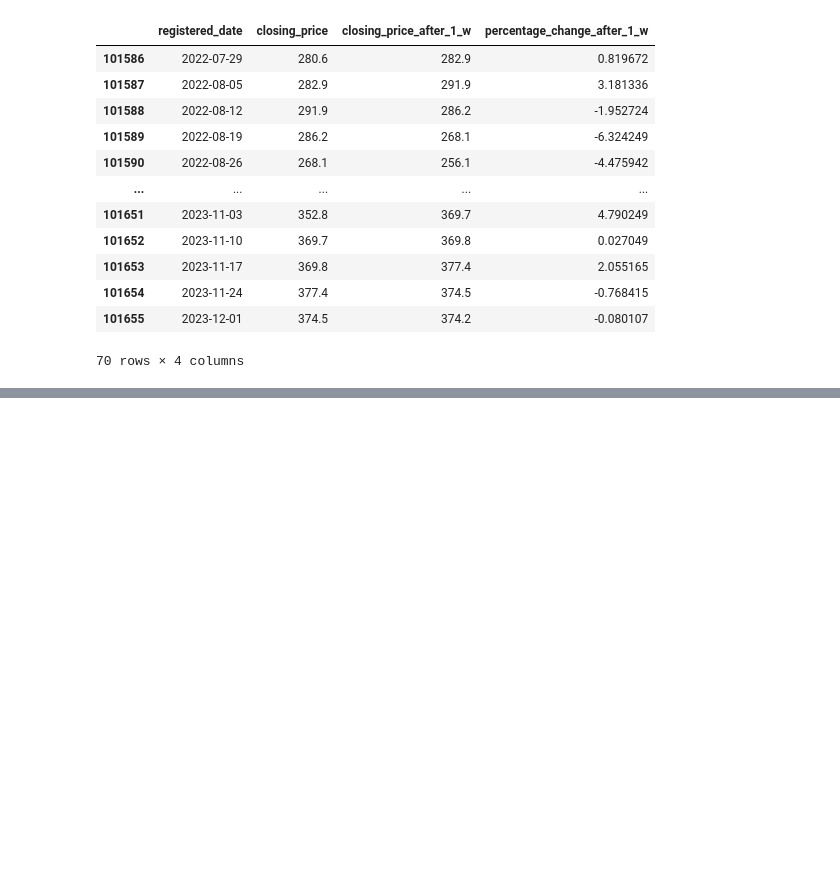
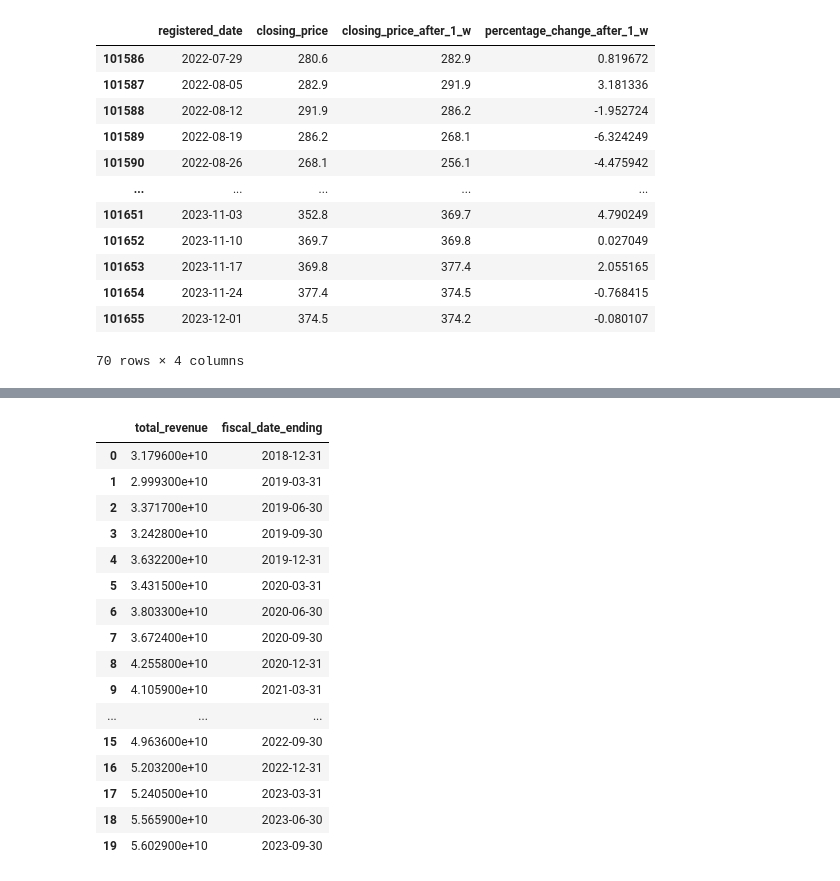
Before and after one commit to OrestisStefanou/InvestorAPI, a Jupyter notebook: Untitled.ipynb, the cells around one changed output, grey strips where cells are left out. Drawn from its saved outputs; the diff is of its cells as text; code cells hidden in the pictures; blank space fills up the shorter version.

```diff
--- a/Untitled.ipynb
+++ b/Untitled.ipynb
@@ -44,0 +272,20 @@ df[['registered_date', 'closing_price', 'closing_price_after_1_w', 'percentage_c
+# %%
+stock_fundamental_df[['total_revenue', 'fiscal_date_ending']]
+# %% [output]
+|  | total_revenue | fiscal_date_ending |
+| 0 | 3.179600e+10 | 2018-12-31 |
+| 1 | 2.999300e+10 | 2019-03-31 |
+| 2 | 3.371700e+10 | 2019-06-30 |
+| 3 | 3.242800e+10 | 2019-09-30 |
+| 4 | 3.632200e+10 | 2019-12-31 |
+| 5 | 3.431500e+10 | 2020-03-31 |
+| 6 | 3.803300e+10 | 2020-06-30 |
+| 7 | 3.672400e+10 | 2020-09-30 |
+| 8 | 4.255800e+10 | 2020-12-31 |
+| 9 | 4.105900e+10 | 2021-03-31 |
+| ... | ... | ... |
+| 15 | 4.963600e+10 | 2022-09-30 |
+| 16 | 5.203200e+10 | 2022-12-31 |
+| 17 | 5.240500e+10 | 2023-03-31 |
+| 18 | 5.565900e+10 | 2023-06-30 |
+| 19 | 5.602900e+10 | 2023-09-30 |
```
Also changed, not shown: parts of 19 cells of this notebook.
